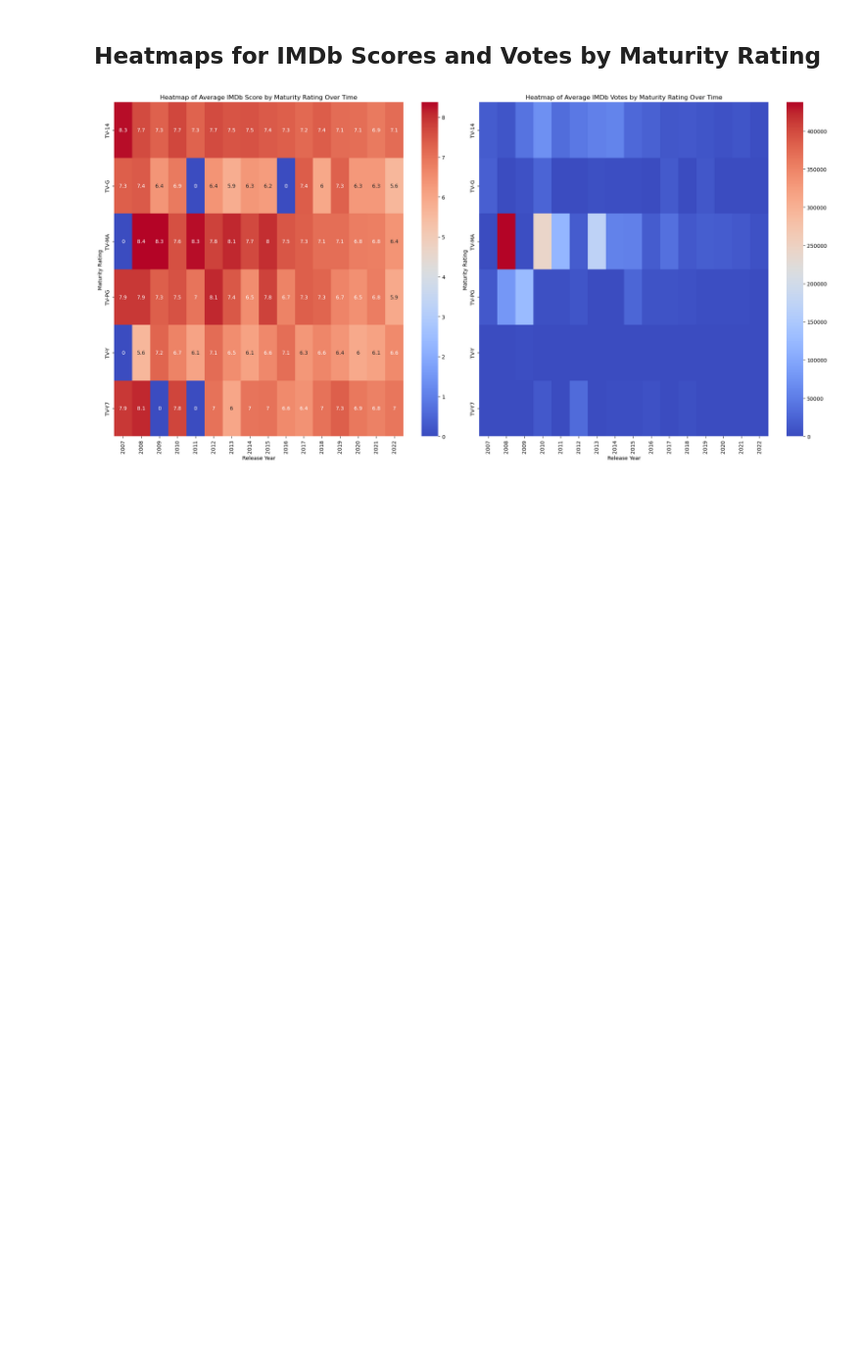
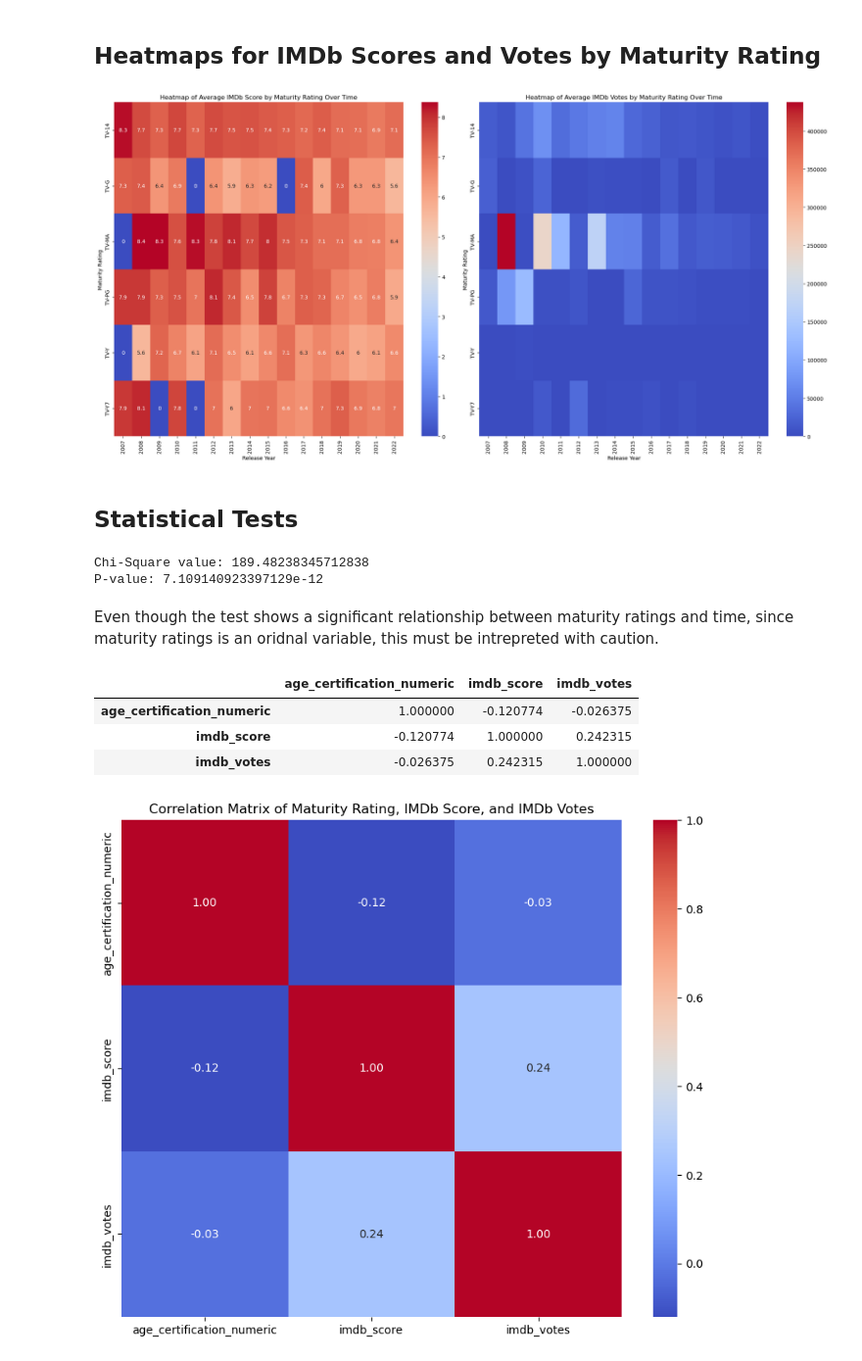
Before and after one commit to NidaB-C/NetflixEDA, a Jupyter notebook: 04_maturity_rating_evolution.ipynb, the cells around one changed output. Shown at 98% size. Saved outputs shown, nothing was run; the diff lists cells and outputs as text; code cells hidden in the pictures; blank space fills up the shorter version.

```diff
--- a/04_maturity_rating_evolution.ipynb
+++ b/04_maturity_rating_evolution.ipynb
@@ -119,3 +120,40 @@ plt.savefig("Images/04_4_Heatmaps_Score_Votes_Maturity.png")
 plt.show()
 # %% [output]
 [figure]
+# %% [markdown]
+## Statistical Tests
+# %%
+# Creating a contingency table of years and maturity ratings
+contingency_table = pd.crosstab(netflix_years['release_year'], netflix_years['age_certification'])
+
+# Performing the Chi-Square Test
+chi2, p, dof, expected = chi2_contingency(contingency_table)
+
+# Interpreting the results
+print("Chi-Square value:", chi2)
+print("P-value:", p)
+# %% [output]
+Chi-Square value: 189.48238345712838
+P-value: 7.109140923397129e-12
+# %% [markdown]
+Even though the test shows a significant relationship between maturity ratings and time, since maturity ratings is an oridnal variable, this must be intrepreted with caution.
+# %%
+# Calculate correlation between IMDb score, votes, and maturity ratings
+netflix_years['age_certification_numeric'] = netflix_years['age_certification'].astype('category').cat.codes
+correlation_data = netflix_years[['age_certification_numeric', 'imdb_score', 'imdb_votes']]
+correlation_matrix = correlation_data.corr()
+correlation_matrix
+# %% [output]
+|  | age_certification_numeric | imdb_score | imdb_votes |
+| age_certification_numeric | 1.000000 | -0.120774 | -0.026375 |
+| imdb_score | -0.120774 | 1.000000 | 0.242315 |
+| imdb_votes | -0.026375 | 0.242315 | 1.000000 |
+# %%
+# Heatmap of the correlation matrix
+plt.figure(figsize=(10, 8))
+sns.heatmap(correlation_matrix, annot=True, cmap="coolwarm", fmt=".2f")
+plt.title("Correlation Matrix of Maturity Rating, IMDb Score, and IMDb Votes")
+plt.savefig("Images/04_5_Correlation_Matrix.png")
+plt.show()
+# %% [output]
+[figure, added]
```
Also changed, not shown: parts of 1 cell of this notebook, 1 other file.
